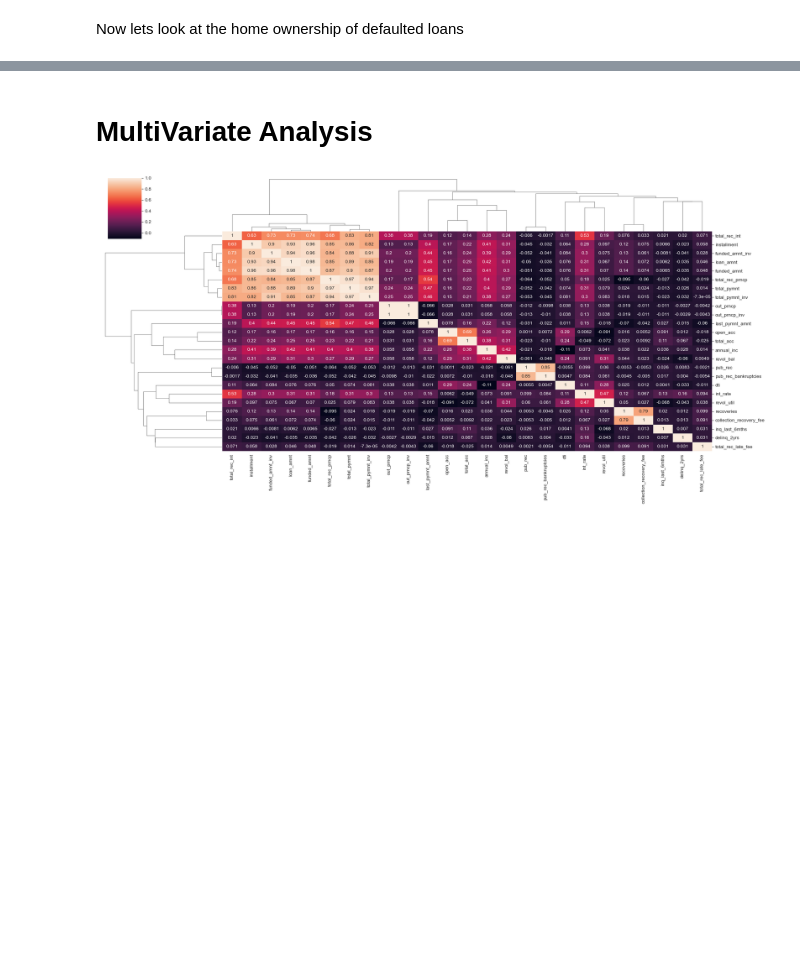
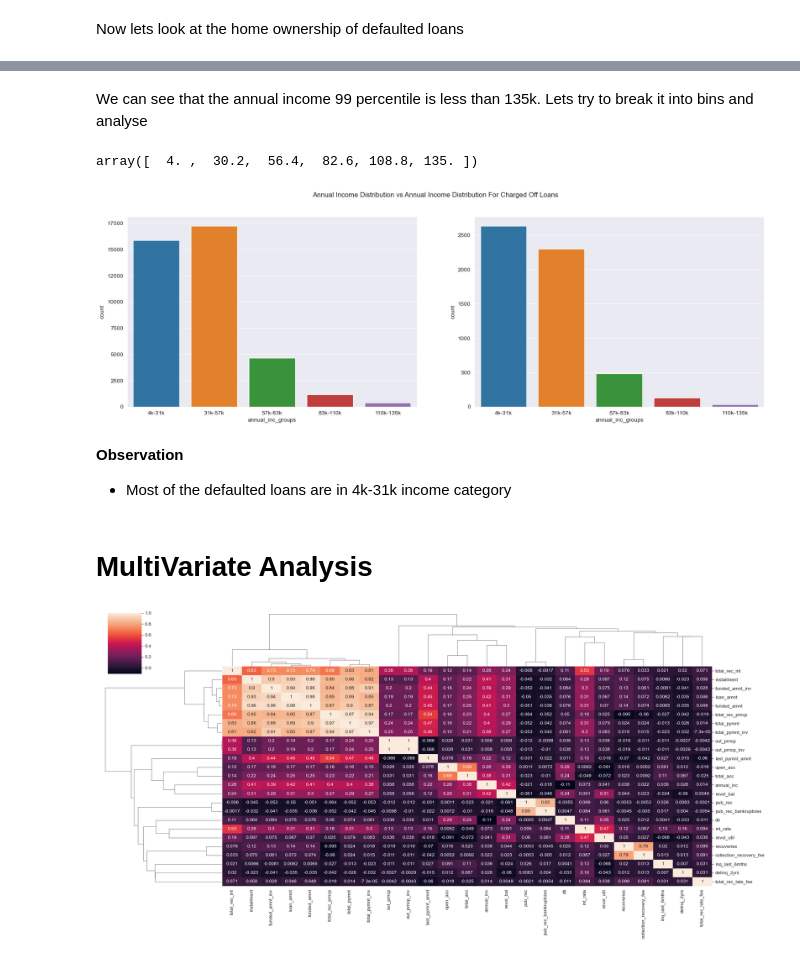
Before and after one commit to vivekbabu/LendingClubCaseStudy, a Jupyter notebook: Group_Facilitator_Name.ipynb, the cells around one changed output, grey strips where cells are left out. Cells and saved outputs as stored; diff of their text form; code cells hidden in the pictures; blank space fills up the shorter version.

```diff
--- a/Group_Facilitator_Name.ipynb
+++ b/Group_Facilitator_Name.ipynb
@@ -489,3 +529,29 @@ sns.countplot(x='annual_inc_groups', data=loan_df1)
+# %% [markdown]
+We can see that the annual income 99 percentile is less than 135k. Lets try to break it into bins and analyse
+# %%
+bin_edges = np.linspace(4, 135, 6)
+bin_edges
+# %% [output]
+array([  4. ,  30.2,  56.4,  82.6, 108.8, 135. ])
+# %%
+loan_df['annual_inc_groups'] = pd.cut(loan_df['annual_inc'], bins=5,precision =0,labels =['4k-31k','31k-57k','57k-83k','83k-110k','110k-135k'])
+
+plt.figure(figsize=(20,6))
+plt.subplot(1,2,1)
+
+sns.countplot(x='annual_inc_groups', data=loan_df)
+plt.subplot(1,2,2)
+
+sns.countplot(x='annual_inc_groups', data=loan_df[loan_df.loan_status == 'Charged Off'])
+
+plt.suptitle('Annual Income Distribution vs Annual Income Distribution For Charged Off Loans')
+
+plt.show()
+# %% [output]
+[figure, added]
+# %% [markdown]
+**Observation**
+- Most of the defaulted loans are in 4k-31k income category
 # %% [markdown]
 # MultiVariate Analysis
 # %%
```
Also changed, not shown: parts of 23 cells of this notebook.
